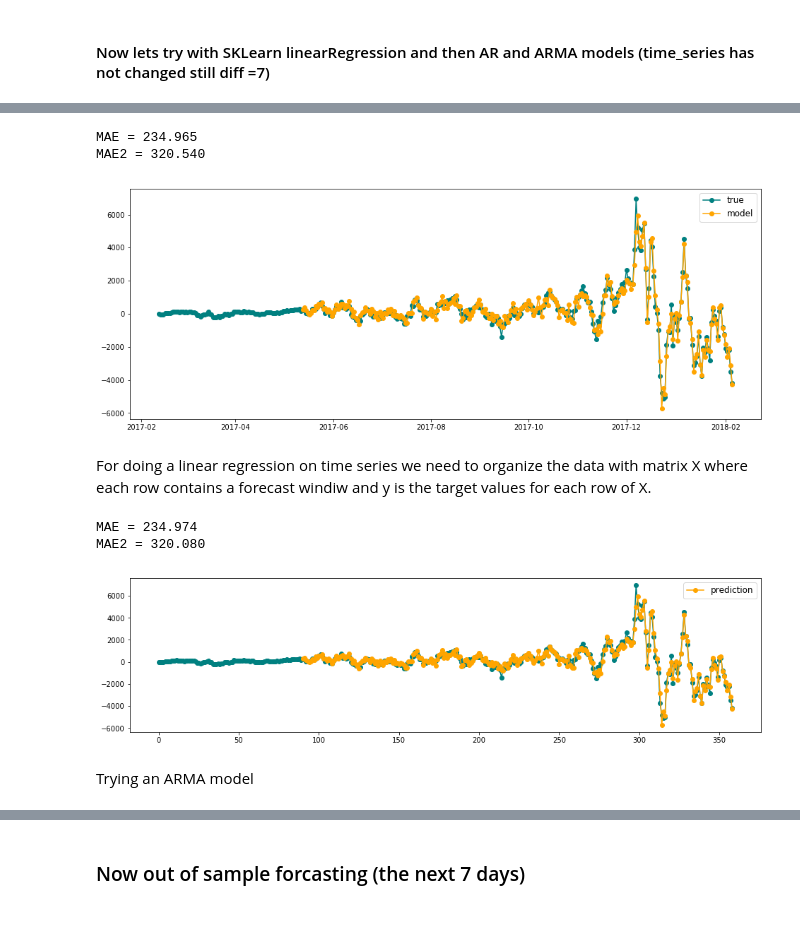
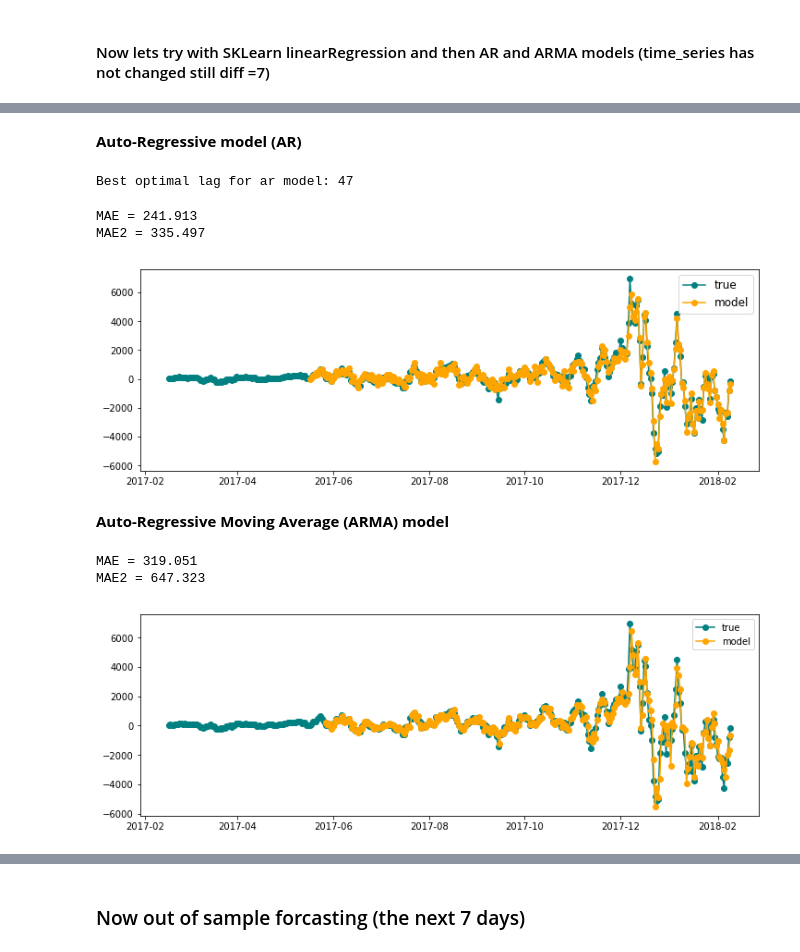
Before and after one commit to jessgess/Time_Series_Analysis_ARIMA, a Jupyter notebook: time_series.ipynb, the cells around one changed output, grey strips where cells are left out. Cells and saved outputs as stored; diff of their text form; code cells hidden in the pictures; blank space fills up the shorter version.

Commit message:
updated with new time series

```diff
--- a/time_series.ipynb
+++ b/time_series.ipynb
@@ -10,7 +10,7 @@ from statsmodels.api import tsa
 from sklearn.linear_model import LinearRegression
 from sklearn.metrics import mean_absolute_error, mean_squared_error
 # %%
-data = pd.read_csv('data/bitcoin_USD_close_data-2017-02-05_2018-02-05.csv',
+data = pd.read_csv('data/bitcoin_USD_close_data-2017-02-09_2018-02-09.csv',
                    parse_dates=['Date'])
 print(data.shape)
 data.tail()
@@ -108,19 +139,25 @@ Best optimal lag: 31
+# %% [markdown]
+**Auto-Regressive model (AR)**
+# %%
+ar = tsa.AR(time_series)
+optlag = ar.select_order(91, ic='aic')
+print("Best optimal lag for ar model: {}".format(optlag))
+# %% [output]
+Best optimal lag for ar model: 47
 # %%
-#optlag of 7 seems to be the best from autocorr, but am checking different ones here to compare their MAE
-optlag = 90
-ar_fit = ar.fit(maxlag=optlag, ic='aic')
-ar_prediction = ar_fit.predict(start=optlag)
+lag = 90 #90 gives lower error though might be useful experimenting with that too
+ar = tsa.AR(time_series)
+ar_fit = ar.fit(maxlag=lag, ic='aic')
+ar_prediction = ar_fit.predict(start=lag)
 
-plt.figure(figsize=(16, 6))
+plt.figure(figsize=(12, 4))
 plt.plot(time_series, '-o', label='true', color='teal')
 plt.plot(ar_prediction, '-o', label='model', color='orange')
 plt.legend(fontsize=12);
 
-print('MAE = {0:.3f}'.format(mean_absolute_error(time_series[optlag:], ar_prediction)))
-print('MAE2 = {0:.3f}'.format(mean_absolute_error(time_series[-100:], ar_prediction[-100:]))) #error only for the last 90 days
+print('MAE = {0:.3f}'.format(mean_absolute_error(time_series[lag:], ar_prediction)))
+print('MAE2 = {0:.3f}'.format(mean_absolute_error(time_series[-90:], ar_prediction[-90:]))) #error only for the last 90 days
 # %% [output]
-MAE = 234.965
-MAE2 = 320.540
+MAE = 241.913
+MAE2 = 335.497
-[figure, old version]
+[figure, new version]
-# %% [markdown]
-For doing a linear regression on time series we need to organize the data with matrix X where each row contains a forecast windiw and y is the target values for each row of X.
@@ -140,18 +164,19 @@ X, y = organize_data(time_series, optlag)
+# %% [markdown]
+**Auto-Regressive Moving Average (ARMA) model**
 # %%
-lr = LinearRegression()
-lr_fit = lr.fit(X, y)
-lr_prediction = lr_fit.predict(X)
+arma = tsa.ARMA(time_series, order=(7, 7)) #7 p and 7 q for lag and moving average
+arma_fit = arma.fit()
+start=100
+arma_prediction = arma_fit.predict(start=start)
 
-plt.figure(figsize=(16, 4))
-plt.plot(time_series.values, '-o', color='teal')
-plt.plot(np.arange(optlag, len(time_series)), lr_prediction, '-o', label='prediction', color='orange')
-plt.legend(fontsize=12);
+plt.figure(figsize=(12, 4))
+plt.plot(time_series, '-o', label='true', color='teal')
+plt.plot(arma_prediction, '-o', label='model', color='orange')
+plt.legend();
 
-print('MAE = {0:.3f}'.format(mean_absolute_error(time_series[optlag:], lr_prediction)))
-print('MAE2 = {0:.3f}'.format(mean_absolute_error(time_series[-100:], lr_prediction[-100:]))) #for the last 90 days only
+print('MAE = {0:.3f}'.format(mean_absolute_error(time_series[start:], arma_prediction)))
+print('MAE2 = {0:.3f}'.format(mean_absolute_error(time_series[-90:], arma_prediction[-90:]))) #error only for the last 90 days
 # %% [output]
-MAE = 234.974
-MAE2 = 320.080
+MAE = 319.051
+MAE2 = 647.323
-[figure, old version]
+[figure, new version]
-# %% [markdown]
-Trying an ARMA model
```
Also changed, not shown: parts of 23 cells of this notebook, 2 other files.
